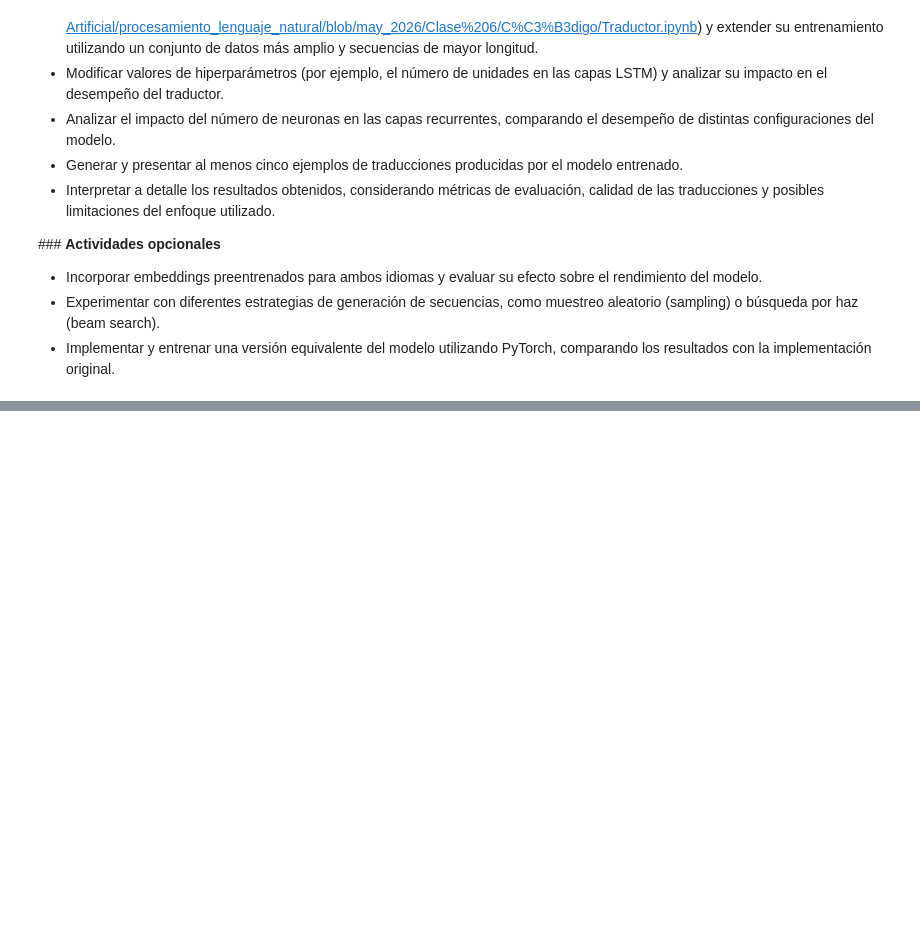
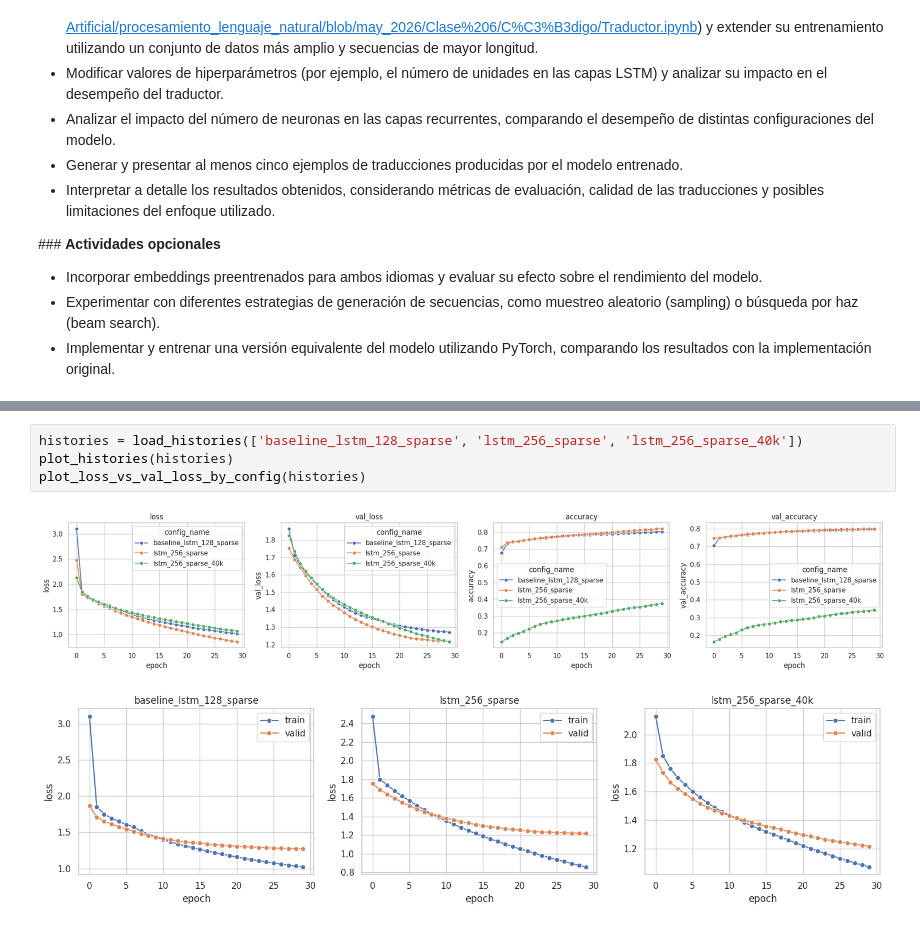
Before and after one commit to martinmw13/procesamiento_lenguaje_natural, a Jupyter notebook: Desafios/Desafio_4_.ipynb, the cells around one changed output, grey strips where cells are left out. Saved outputs shown, nothing was run; the diff lists cells and outputs as text; blank space fills up the shorter version.

```diff
--- a/Desafios/Desafio_4_.ipynb
+++ b/Desafios/Desafio_4_.ipynb
@@ -22,0 +1301,7 @@
+# %%
+histories = load_histories(['baseline_lstm_128_sparse', 'lstm_256_sparse', 'lstm_256_sparse_40k'])
+plot_histories(histories)
+plot_loss_vs_val_loss_by_config(histories)
+# %% [output]
+[figure, added]
+[figure, added]
```
Also changed, not shown: parts of 58 cells of this notebook.
